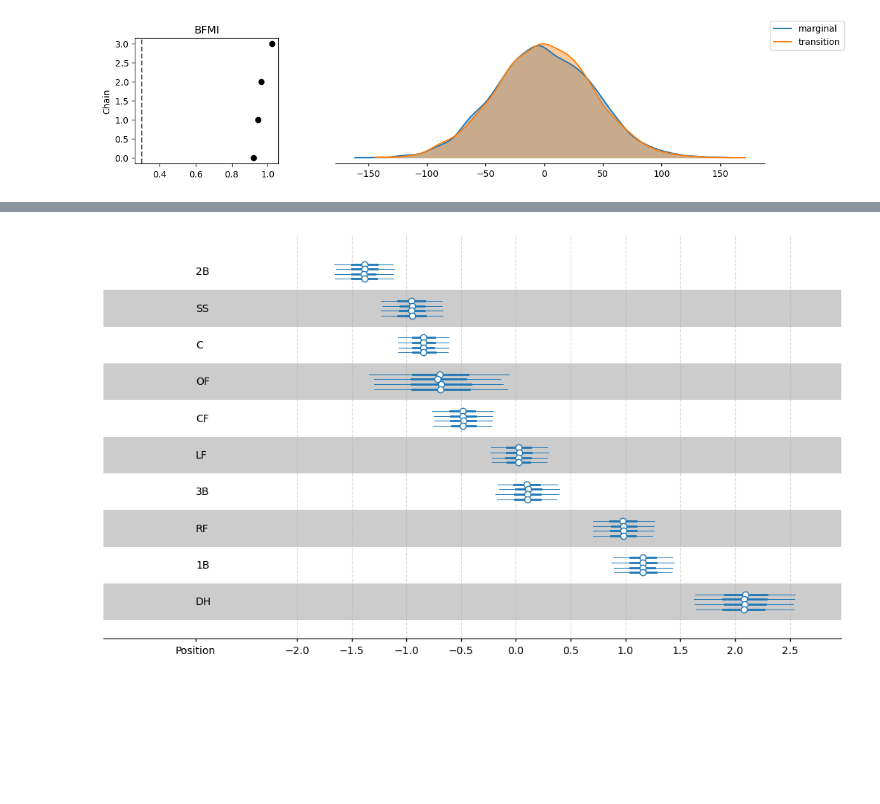
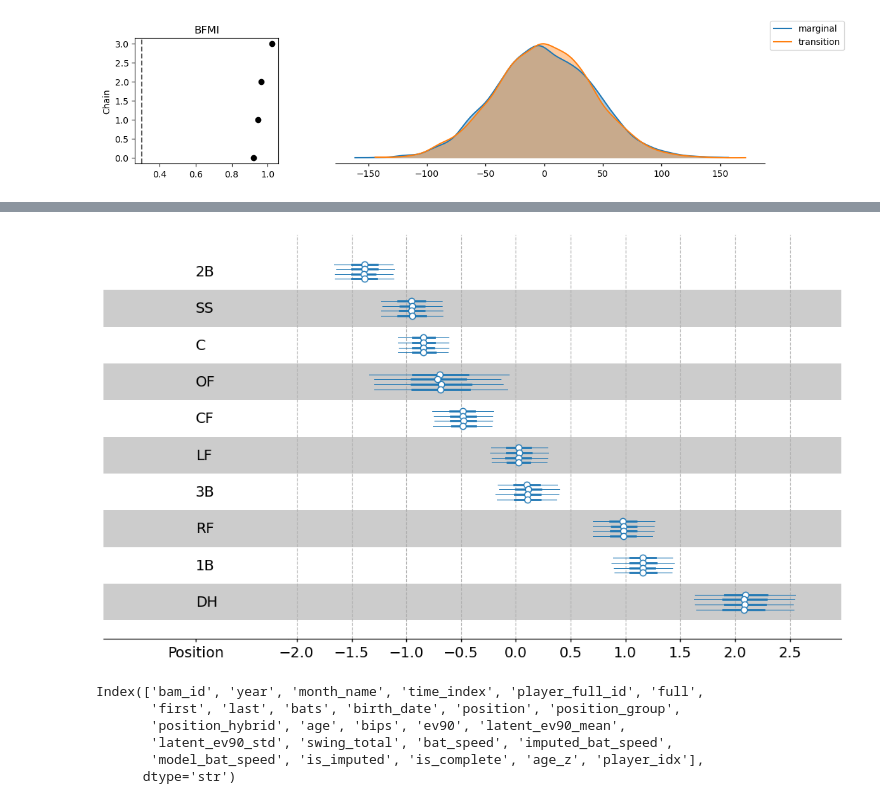
Before and after one commit to remmertjack/portfolio, a Jupyter notebook: batspeed/batspeed_monthly_model_final.ipynb, the cells around one changed output, grey strips where cells are left out. Saved outputs shown, nothing was run; the diff lists cells and outputs as text; code cells hidden in the pictures; blank space fills up the shorter version.

Commit message:
last of projections and results

```diff
--- a/batspeed/batspeed_monthly_model_final.ipynb
+++ b/batspeed/batspeed_monthly_model_final.ipynb
@@ -405,17 +402,0 @@ posit_mean_sorted = trace_gp_position.sel(position=sorted_coord)
-# %%
-def rename_position(ds):
-    if "position" in ds.dims:
-        return ds.rename({"position": "Position"})
-    return ds
-posit_mean_sorted = posit_mean_sorted.map_over_datasets(rename_position)
-pc = azp.plot_forest(
-    posit_mean_sorted,
-    var_names=['position_effect'],
-    shade_label='Position',
-    labels=['Position'],
-    visuals={'remove_axis': True}
-)
-ax = plt.gca()
-ax.grid(True, axis='x', linestyle='--', alpha=0.5)
-ax.xaxis.set_major_locator(ticker.MultipleLocator(0.5))
-plt.show()
@@ -482,19 +528,32 @@ posit_mean_sorted = trace_gp_position.sel(position=sorted_coord)
 # %%
 def rename_position(ds):
     if "position" in ds.dims:
         return ds.rename({"position": "Position"})
     return ds
+
 posit_mean_sorted = posit_mean_sorted.map_over_datasets(rename_position)
 pc = azp.plot_forest(
     posit_mean_sorted,
     var_names=['position_effect'],
     shade_label='Position',
     labels=['Position'],
     visuals={'remove_axis': True}
 )
+for text in plt.gcf().findobj(mtext.Text):
+    text.set_fontsize(14)
 ax = plt.gca()
-ax.grid(True, axis='x', linestyle='--', alpha=0.5)
+ax.tick_params(axis='both', labelsize=14)
+ax.grid(True, axis='x', linestyle='--')
 ax.xaxis.set_major_locator(ticker.MultipleLocator(0.5))
 plt.show()
 # %% [output]
-[figure, old version]
+[figure, new version]
+# %%
+df.columns
+# %% [output]
+Index(['bam_id', 'year', 'month_name', 'time_index', 'player_full_id', 'full',
+       'first', 'last', 'bats', 'birth_date', 'position', 'position_group',
+       'position_hybrid', 'age', 'bips', 'ev90', 'latent_ev90_mean',
+       'latent_ev90_std', 'swing_total', 'bat_speed', 'imputed_bat_speed',
+       'model_bat_speed', 'is_imputed', 'is_complete', 'age_z', 'player_idx'],
+      dtype='str')
```
Also changed, not shown: parts of 20 cells of this notebook.
